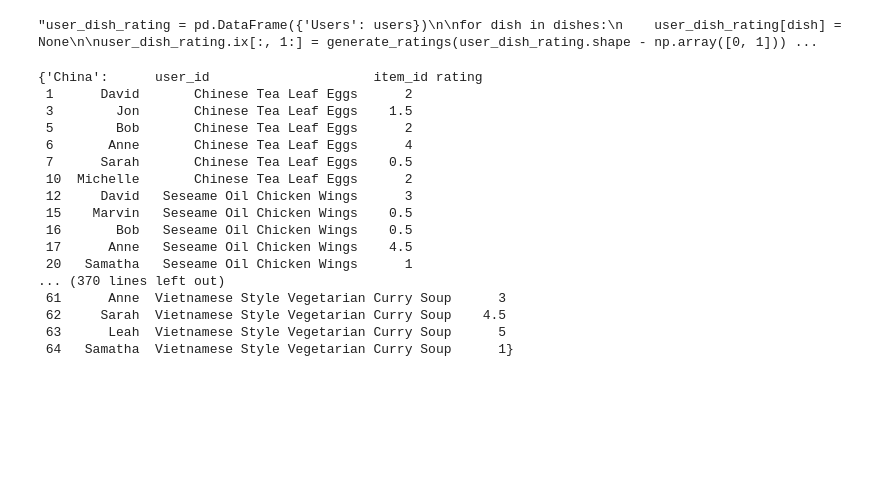
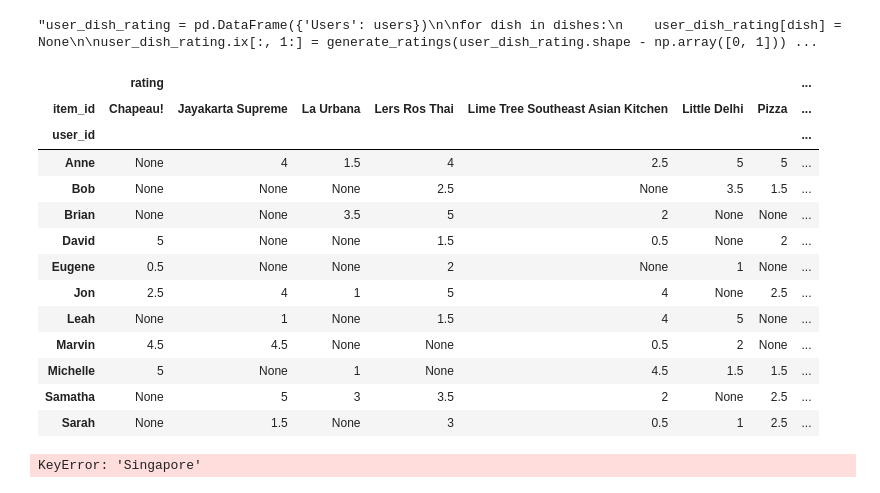
Before and after one commit to brianspiering/family_style_chatbot, a Jupyter notebook: data/Data_Generator.ipynb, the cells around one changed output. Cells and saved outputs as stored; diff of their text form; code cells hidden in the pictures; blank space fills up the shorter version.

```diff
--- a/data/Data_Generator.ipynb
+++ b/data/Data_Generator.ipynb
@@ -127,23 +131,30 @@ user_dish_rating
 #dish_cuisine_rating = cusine_coef * cuisine_rating + dish_coef * dish_rating
 # %% [output]
 "user_dish_rating = pd.DataFrame({'Users': users})\n\nfor dish in dishes:\n    user_dish_rating[dish] = None\n\nuser_dish_rating.ix[:, 1:] = generate_ratings(user_dish_rating.shape - np.array([0, 1])) ...
+# %%
+temp = pkl.load(open("user_by_cuisine_ratings.pkl", 'rb'))
+# %%
+temp.pivot(index='user_id', columns='item_id')
+# %% [output]
+|  | rating |  |  |  |  |  |  | ... |
+| item_id | Chapeau! | Jayakarta Supreme | La Urbana | Lers Ros Thai | Lime Tree Southeast Asian Kitchen | Little Delhi | Pizza | ... |
+| user_id |  |  |  |  |  |  |  | ... |
+| Anne | None | 4 | 1.5 | 4 | 2.5 | 5 | 5 | ... |
+| Bob | None | None | None | 2.5 | None | 3.5 | 1.5 | ... |
+| Brian | None | None | 3.5 | 5 | 2 | None | None | ... |
+| David | 5 | None | None | 1.5 | 0.5 | None | 2 | ... |
+| Eugene | 0.5 | None | None | 2 | None | 1 | None | ... |
+| Jon | 2.5 | 4 | 1 | 5 | 4 | None | 2.5 | ... |
+| Leah | None | 1 | None | 1.5 | 4 | 5 | None | ... |
+| Marvin | 4.5 | 4.5 | None | None | 0.5 | 2 | None | ... |
+| Michelle | 5 | None | 1 | None | 4.5 | 1.5 | 1.5 | ... |
+| Samatha | None | 5 | 3 | 3.5 | 2 | None | 2.5 | ... |
+| Sarah | None | 1.5 | None | 3 | 0.5 | 1 | 2.5 | ... |
 # %%
-pkl.load(open("user_by_cuisine_by_dish_ratings.pkl", 'rb'))
+temp1 = pkl.load(open("user_by_cuisine_by_dish_ratings.pkl", 'rb'))
-# %% [output]
-{'China':      user_id                     item_id rating
- 1      David       Chinese Tea Leaf Eggs      2
- 3        Jon       Chinese Tea Leaf Eggs    1.5
- 5        Bob       Chinese Tea Leaf Eggs      2
- 6       Anne       Chinese Tea Leaf Eggs      4
- 7      Sarah       Chinese Tea Leaf Eggs    0.5
- 10  Michelle       Chinese Tea Leaf Eggs      2
- 12     David   Seseame Oil Chicken Wings      3
- 15    Marvin   Seseame Oil Chicken Wings    0.5
- 16       Bob   Seseame Oil Chicken Wings    0.5
- 17      Anne   Seseame Oil Chicken Wings    4.5
- 20   Samatha   Seseame Oil Chicken Wings      1
-... (370 lines left out)
- 61      Anne  Vietnamese Style Vegetarian Curry Soup      3
- 62     Sarah  Vietnamese Style Vegetarian Curry Soup    4.5
- 63      Leah  Vietnamese Style Vegetarian Curry Soup      5
- 64   Samatha  Vietnamese Style Vegetarian Curry Soup      1}
+# %%
+#for element in temp1:
+#    print element, temp1[element]
+temp1['Singapore'].pivot(index='user_id', columns='item_id')
+# %% [output]
+KeyError: 'Singapore'
```
Also changed, not shown: parts of 5 cells of this notebook, 2 other files.
